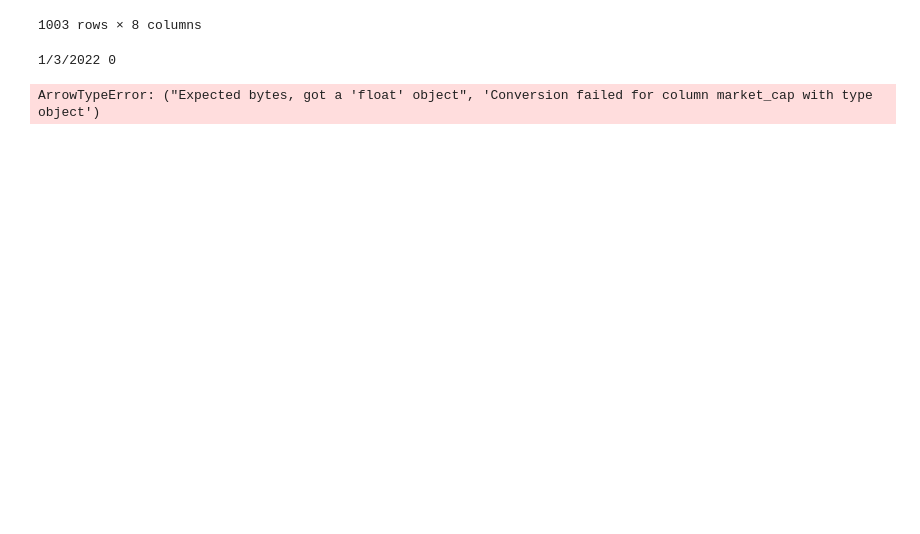
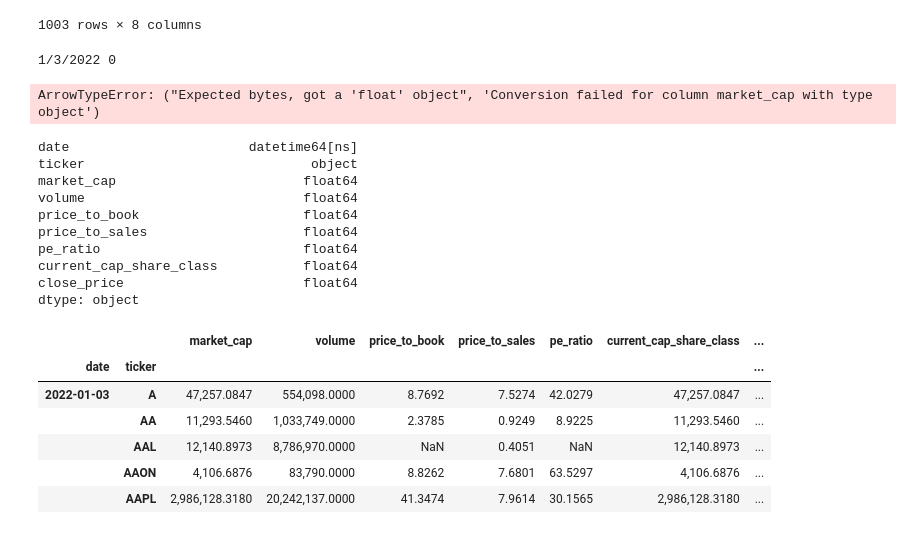
Before and after one commit to karllovaas/Winter-Workshop-Benchmark-Team, a Jupyter notebook: bloomberg_data_clean.ipynb, the cells around one changed output. Drawn from its saved outputs; the diff is of its cells as text; code cells hidden in the pictures; blank space fills up the shorter version.

```diff
--- a/bloomberg_data_clean.ipynb
+++ b/bloomberg_data_clean.ipynb
@@ -109,3 +109,34 @@ ArrowTypeError: ("Expected bytes, got a 'float' object", 'Conversion failed for
 # %%
 ''' Export Data Frame to Parquet and CSV'''
 df_final.to_csv("bloomberg_data_cleaned.csv")
+# %%
+'''
+Pull Data From CSV update dtpes and index's
+'''
+
+df = pd.read_csv("bloomberg_data_cleaned.csv")
+
+#set date to datetime object
+df["date"] = pd.to_datetime(df["date"])
+print(df.dtypes)
+df.set_index(["date","ticker"],inplace= True)
+pd.set_option('display.float_format', '{:,.4f}'.format)
+df.head()
+# %% [output]
+date                       datetime64[ns]
+ticker                             object
+market_cap                        float64
+volume                            float64
+price_to_book                     float64
+price_to_sales                    float64
+pe_ratio                          float64
+current_cap_share_class           float64
+close_price                       float64
+dtype: object
+|  |  | market_cap | volume | price_to_book | price_to_sales | pe_ratio | current_cap_share_class | ... |
+| date | ticker |  |  |  |  |  |  | ... |
+| 2022-01-03 | A | 47,257.0847 | 554,098.0000 | 8.7692 | 7.5274 | 42.0279 | 47,257.0847 | ... |
+|  | AA | 11,293.5460 | 1,033,749.0000 | 2.3785 | 0.9249 | 8.9225 | 11,293.5460 | ... |
+|  | AAL | 12,140.8973 | 8,786,970.0000 | NaN | 0.4051 | NaN | 12,140.8973 | ... |
+|  | AAON | 4,106.6876 | 83,790.0000 | 8.8262 | 7.6801 | 63.5297 | 4,106.6876 | ... |
+|  | AAPL | 2,986,128.3180 | 20,242,137.0000 | 41.3474 | 7.9614 | 30.1565 | 2,986,128.3180 | ... |
```
Also changed, not shown: parts of 1 cell of this notebook.
